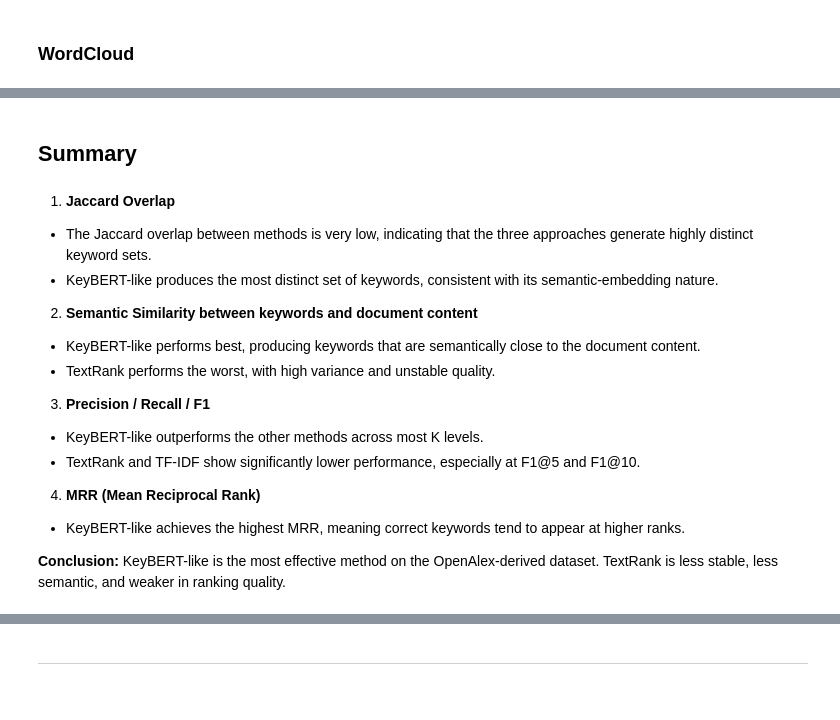
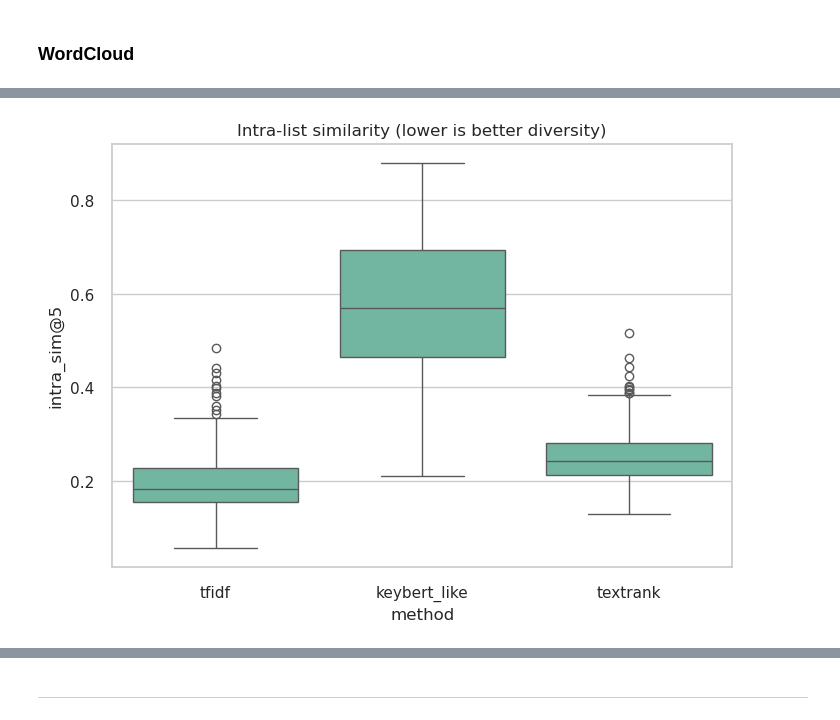
Before and after one commit to VuTrinhNguyenHoang/BigData-Keyword-Extraction, a Jupyter notebook: exp/experiments.ipynb, the cells around one changed output, grey strips where cells are left out. Drawn from its saved outputs; the diff is of its cells as text; code cells hidden in the pictures.

```diff
--- a/exp/experiments.ipynb
+++ b/exp/experiments.ipynb
@@ -947,23 +777,23 @@ plt.show()
-# %% [markdown]
-## Summary
-# %% [markdown]
-1. **Jaccard Overlap**
-
-* The Jaccard overlap between methods is very low, indicating that the three approaches generate highly distinct keyword sets.
-* KeyBERT-like produces the most distinct set of keywords, consistent with its semantic-embedding nature.
-
-2. **Semantic Similarity between keywords and document content**
-
-* KeyBERT-like performs best, producing keywords that are semantically close to the document content.
-* TextRank performs the worst, with high variance and unstable quality.
-
-3. **Precision / Recall / F1**
-
-* KeyBERT-like outperforms the other methods across most K levels.
-* TextRank and TF-IDF show significantly lower performance, especially at F1@5 and F1@10.
-
-4. **MRR (Mean Reciprocal Rank)**
-
-* KeyBERT-like achieves the highest MRR, meaning correct keywords tend to appear at higher ranks.
-
-**Conclusion:** KeyBERT-like is the most effective method on the OpenAlex-derived dataset. TextRank is less stable, less semantic, and weaker in ranking quality.
+# %%
+def intra_list_sim(pred, k=5):
+    if not pred:
+        return 0.0
+    kws = pred[:k]
+    if len(kws) <= 1:
+        return 0.0
+    emb = embedder.encode(kws, normalize_embeddings=True)
+    sim = cosine_similarity(emb)
+
+    n = sim.shape[0]
+    vals = []
+    for i in range(n):
+        for j in range(i+1, n):
+            vals.append(sim[i,j])
+    return float(np.mean(vals)) if vals else 0.0
+
+pdf_eval["intra_sim@5"] = pdf_eval.progress_apply(lambda r: intra_list_sim(r["pred_norm"], k=5), axis=1)
+sns.boxplot(data=pdf_eval, x="method", y="intra_sim@5")
+plt.title("Intra-list similarity (lower is better diversity)")
+plt.show()
+# %% [output]
+[figure, added]
```
Also changed, not shown: parts of 63 cells of this notebook, 3 other files.
